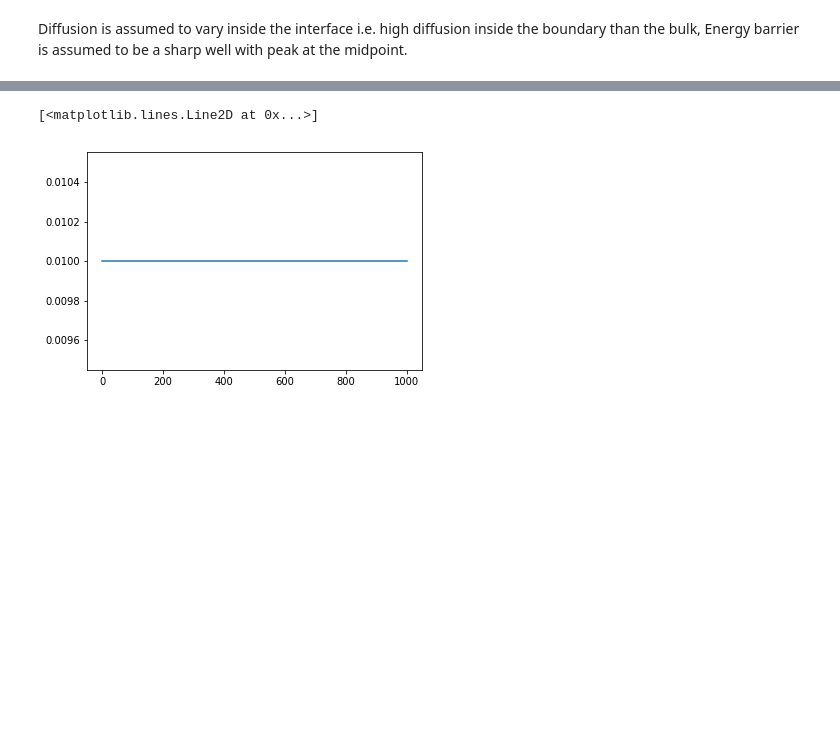
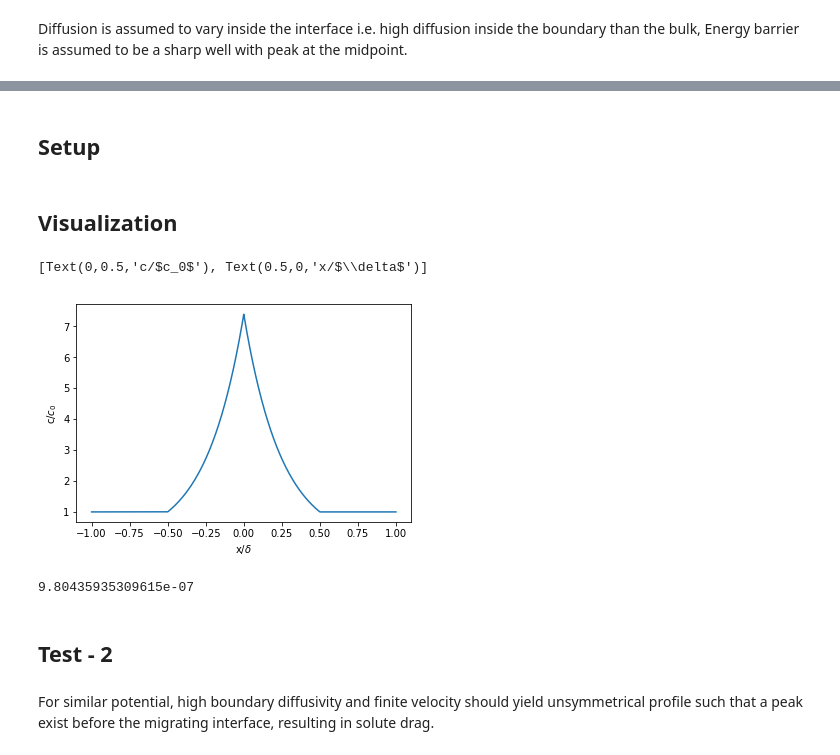
Before and after one commit to ayushsuhane/SoluteDrag, a Jupyter notebook: Cahn-SoluteDrag.ipynb, the cells around one changed output, grey strips where cells are left out. Drawn from its saved outputs; the diff is of its cells as text; code cells hidden in the pictures; blank space fills up the shorter version.

Commit message:
Preliminary Solute drag

```diff
--- a/Cahn-SoluteDrag.ipynb
+++ b/Cahn-SoluteDrag.ipynb
@@ -209,15 +203,16 @@ E0 = -2.
 # %%
+# Use even length, Nseg and gb width for symmetric profile
 #non-dimensionalized parameters
 bulk_comp = 0.01 # In atomic percent
-length = 1000.
-dx = 1 # Grid Spacing
-#Nseg = 1000
-gb_width = 300.
-vel = 10.
+length = 20.
+#dx = 1 # Grid Spacing
+Nseg = 500000
+gb_width = 10.
+vel = 0.0
 
 bulk_diff = 1.
-boundary_diff = 1.
-E0 = -2.
+boundary_diff = 100.
+E0 = -2. #scaled with KT
 # %%
 dict_params = {'diff':[bulk_diff, boundary_diff],
                'energy':[E0],
@@ -242,2 +237,4 @@ sd.database
+# %% [markdown]
+## Setup
 # %%
 sd.setup(['diff','energy'])
@@ -248,5 +242,18 @@ import matplotlib.pyplot as plt
-# %%
-plt.plot(np.arange(sd.npoints)*sd.dx,sd.composition)
-# %% [output]
-[<matplotlib.lines.Line2D at 0x...>]
-[figure, removed]
+# %% [markdown]
+## Visualization
+# %%
+fig, ax = plt.subplots()
+ax.plot(np.arange(-(Nseg+1)/2, (Nseg+1)/2)*sd.dx/gb_width,np.array(sd.composition/bulk_comp))
+ax.set(xlabel = r'x/$\delta$', ylabel = r'c/$c_0$')
+# %% [output]
+[Text(0,0.5,'c/$c_0$'), Text(0.5,0,'x/$\\delta$')]
+[figure, added]
+# %%
+drag = sd.solute_drag(sd.composition, sd.c0, sd.interaction)
+print(drag)
+# %% [output]
+9.80435935309615e-07
+# %% [markdown]
+## Test - 2
+# %% [markdown]
+For similar potential, high boundary diffusivity and finite velocity should yield unsymmetrical profile such that a peak exist before the migrating interface, resulting in solute drag.
```
Also changed, not shown: parts of 39 cells of this notebook.
